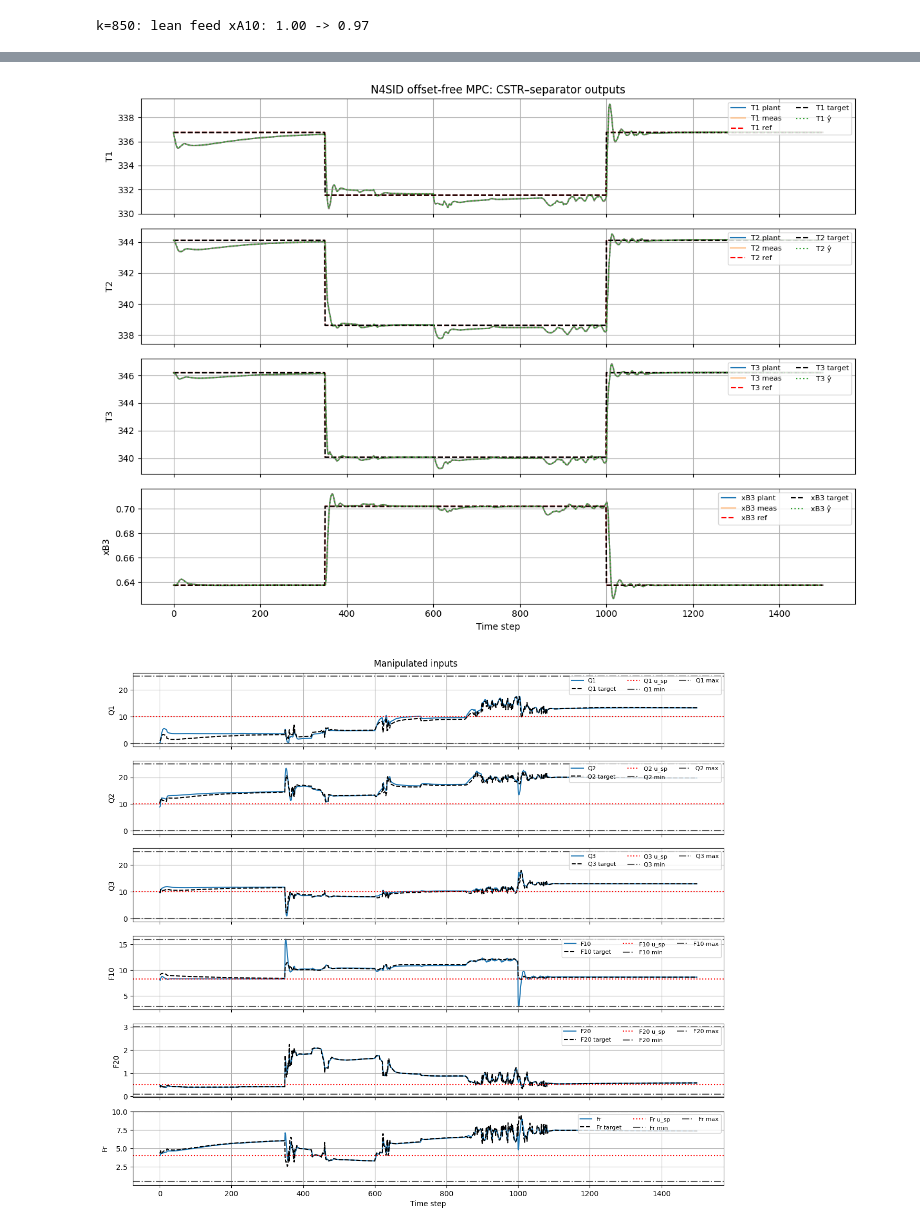
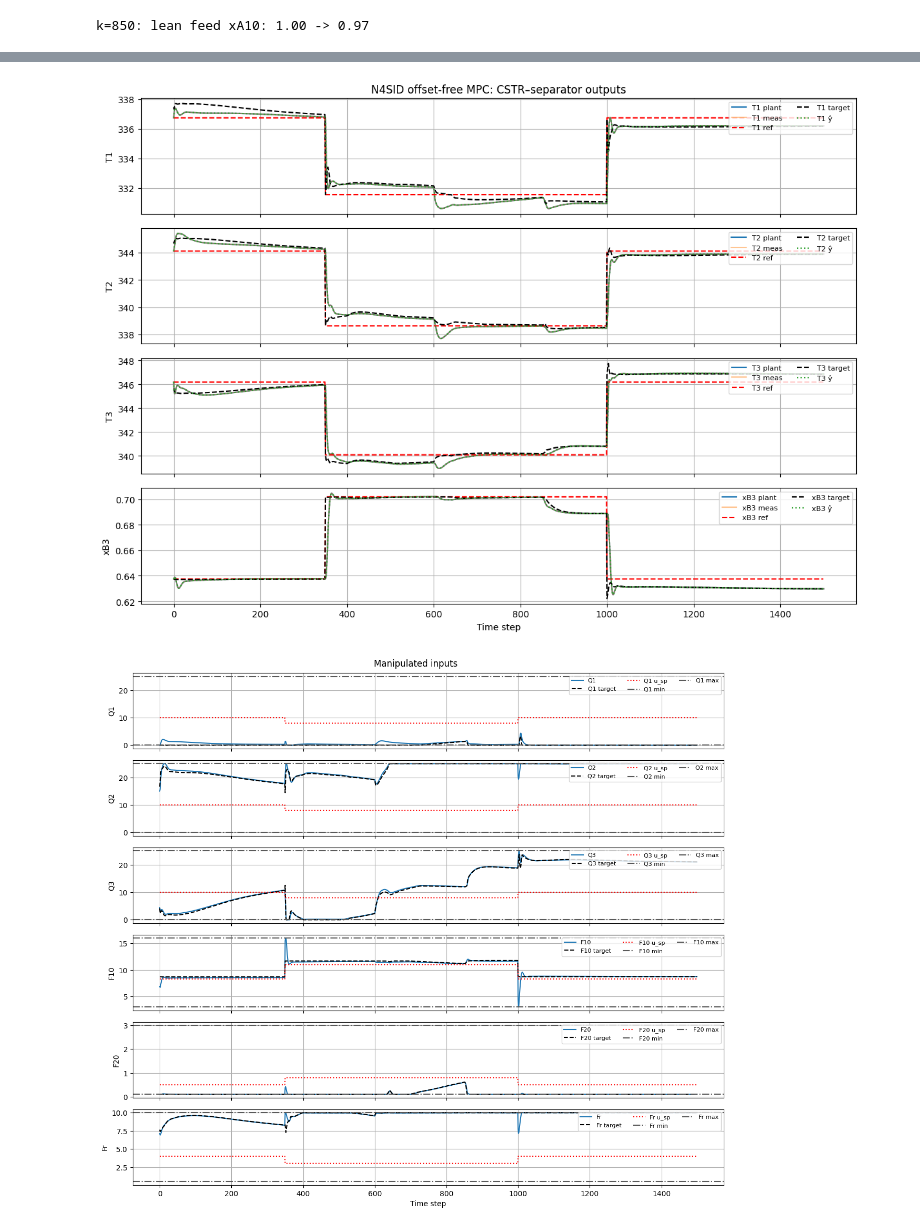
Before and after one commit to PatrikValabek/offset-free-koopman-mpc, a Jupyter notebook: CSTRSeparator/Control/N4SID.ipynb, the cells around one changed output, grey strips where cells are left out. Cells and saved outputs as stored; diff of their text form; code cells hidden in the pictures.

```diff
--- a/CSTRSeparator/Control/N4SID.ipynb
+++ b/CSTRSeparator/Control/N4SID.ipynb
@@ -88,7 +91,7 @@ reference = loaded_setup["reference"]
 reference_ns = loaded_setup["reference_ns"]
 y_setpoint = reference[:, 0]
 u_previous = loaded_setup["u_previous"]
-u_sp = loaded_setup["reference_u"]
+reference_u = np.asarray(loaded_setup["reference_u"], dtype=float)
 
 z_est_ = np.hstack(((np.linalg.pinv(C) @ y_start.T).T, np.zeros((1, nd))))
 P0 = np.eye(nz + nd) * loaded_setup["P0"]
@@ -110,7 +113,7 @@ KF = helper.KF(A_, B_, C_, z_est_, P0, Q, R)
 target_estimation = helper.TargetEstimation(
     A, B, C, loaded_setup["Qy"], loaded_setup["Qu_te"], Bd, Cd
 )
-z_s, y_s, u_s = target_estimation.get_target(z_est_[:, nz:], y_setpoint, u_sp)
+z_s, y_s, u_s = target_estimation.get_target(z_est_[:, nz:], y_setpoint, reference_u[:, 0])
 z_ref = z_s
 print("Initial target y error (scaled):", y_s - y_setpoint)
 
@@ -161,7 +164,7 @@ for k in tqdm(range(sim_time), desc="Closed-loop simulation", ncols=80):
         print(f"k={k}: {d['label']}")
 
     zs_sim[:, k], ys_sim[:, k], us_sim[:, k] = target_estimation.get_target(
-        z_sim[nz:, k], reference[:, k], u_sp
+        z_sim[nz:, k], reference[:, k], reference_u[:, k]
     )
     u_opt = mpc.get_u_optimal(z_sim[:nz, k], z_sim[nz:, k], us_sim[:, k], u_prev, zs_sim[:, k])
     u_sim[:, k] = u_opt
@@ -220,13 +223,13 @@ axs[0].set_title("N4SID offset-free MPC: CSTR–separator outputs")
 fig.tight_layout()
 
 fig_u, axs_u = plt.subplots(nu, 1, figsize=(12, 1.8 * nu), sharex=True)
-u_sp_ns = scalerU.inverse_transform(u_sp.reshape(1, -1))[0]
+u_sp_ns = np.asarray(loaded_setup["reference_u_ns"], dtype=float)
 u_min_ns = np.asarray(loaded_setup["u_min_ns"], dtype=float).reshape(-1)
 u_max_ns = np.asarray(loaded_setup["u_max_ns"], dtype=float).reshape(-1)
 for i, name in enumerate(u_names):
     axs_u[i].plot(u_sim_ns[i, :], label=name)
     axs_u[i].plot(us_sim_ns[i, :], "k--", label=f"{name} target")
-    axs_u[i].axhline(u_sp_ns[i], color="r", linestyle=":", label=f"{name} u_sp")
+    axs_u[i].plot(u_sp_ns[i, :], color="r", linestyle=":", label=f"{name} u_sp")
     axs_u[i].axhline(u_min_ns[i], color="0.35", linestyle="-.", label=f"{name} min")
     axs_u[i].axhline(u_max_ns[i], color="0.35", linestyle="-.", label=f"{name} max")
     axs_u[i].set_ylabel(name)
@@ -253,2 +256,2 @@ Closed-loop objective function value: 201.63337681139214
-[figure, old version]
+[figure, new version]
-[figure, old version]
+[figure, new version]
```
Also changed, not shown: parts of 3 cells of this notebook, 13 other files.
